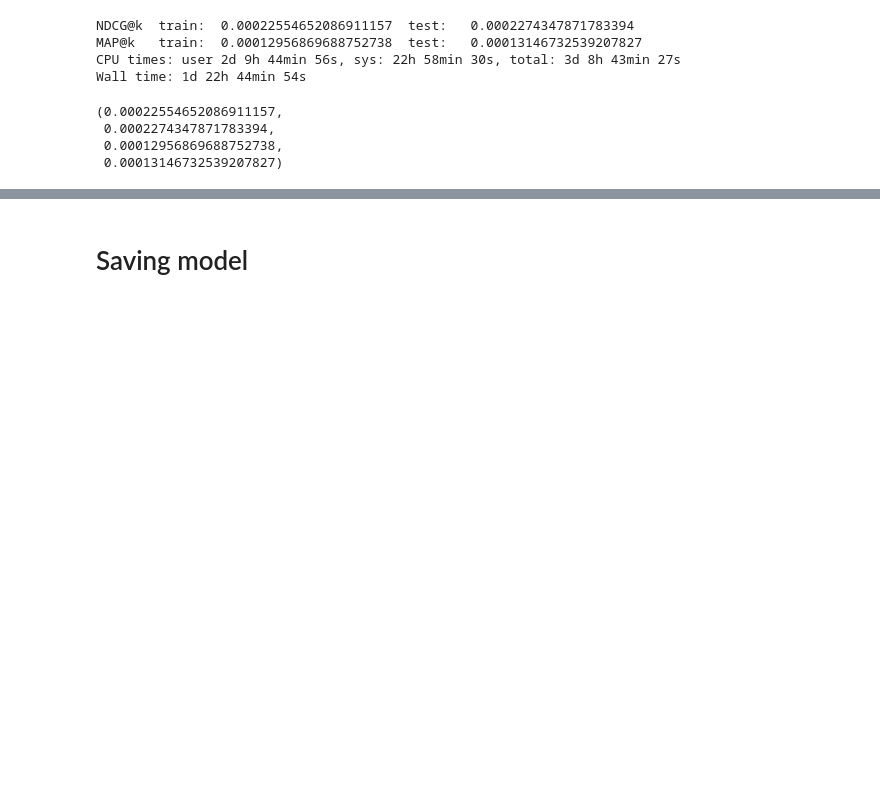
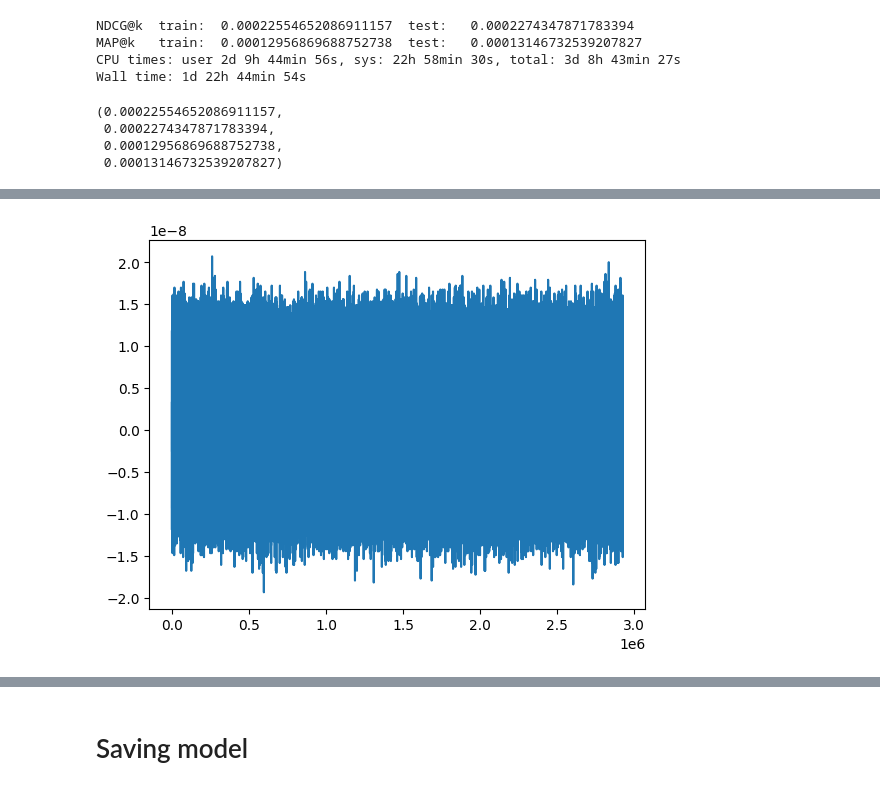
Before and after one commit to Fedorov-Nikita/Board-Games, a Jupyter notebook: 02_train_LSTM.ipynb, the cells around one changed output, grey strips where cells are left out. Saved outputs shown, nothing was run; the diff lists cells and outputs as text; code cells hidden in the pictures; blank space fills up the shorter version.

Commit message:
[~] upd notebook for train LSTM in Colab

```diff
--- a/02_train_LSTM.ipynb
+++ b/02_train_LSTM.ipynb
@@ -299,7 +322,9 @@ def validate_model(all_ids, model, train_loader, test_loader, k=CFG.K, break_=No
 
 # validate_model(all_ids, model=model, train_loader=train_loader, test_loader=val_loader, k=CFG.K)
 # %%
-def train_model(model, train_loader, val_loader, loss_function, optimizer, epochs=CFG.TRAIN_EPOCHS, validate=False, break_=None):
+def train_model(model, train_loader, val_loader, loss_function, optimizer,
+                epochs=CFG.TRAIN_EPOCHS, validate=False, break_=None,
+                save_models=False, previous_epochs=0):
     """
     Function for training model for recomendation system.
 
@@ -335,7 +360,7 @@ def train_model(model, train_loader, val_loader, loss_function, optimizer, epoch
 
             loss = loss_function(output,
                                  target,
-                                 torch.Tensor([1 for _ in range(len(output))])) # because we use only positive samples
+                                 torch.Tensor([1 for _ in range(len(output))]).to(CFG.DEVICE)) # because we use only positive samples
 
             optimizer.zero_grad()
             loss.backward()
@@ -347,6 +372,9 @@ def train_model(model, train_loader, val_loader, loss_function, optimizer, epoch
 
             if it == break_:
                 break
+
+        if save_models and CFG.GDRIVE and ((epoch+1) % 5 == 0):
+            torch.save(model, CFG.PATH_GDRIVE_MAIN + f'/PyTorch_models/LSTM_v1/model_{previous_epochs+epoch+1}ep.pt')
 
         if ((epoch+1) % 5 == 0) and validate:
             print(f'==========\tEPOCH #{epoch+1}\t==========')
@@ -362,6 +390,6 @@ def train_model(model, train_loader, val_loader, loss_function, optimizer, epoch
     else:
         return train_losses
 # %%
-model = RecSysLSTM(num_items=400000, actual_ids=all_ids)#.to(CFG.DEVICE)
+model = RecSysLSTM(num_items=400000, actual_ids=all_ids).to(CFG.DEVICE)
 criterion = nn.CosineEmbeddingLoss()
 optimizer = torch.optim.Adam(model.parameters(), lr=CFG.LEARNING_RATE)
@@ -379,3 +448,8 @@ Wall time: 22min 25s
+# %%
+# Model class must be defined somewhere
+model = torch.load(CFG.PATH_GDRIVE_MAIN + '/PyTorch_models/LSTM_v1/model_0ep.pt')
+model = model.to(CFG.DEVICE)
+model.eval()
 # %%
 %%time
 validate_model(all_ids, model=model, train_loader=train_loader, test_loader=val_loader, k=CFG.K)
@@ -390,0 +467,10 @@ Wall time: 1d 22h 44min 54s
+# %%
+%%time
+losses_50_200 = train_model(model=model,
+            train_loader=train_loader,
+            val_loader=val_loader,
+            loss_function=criterion,
+            optimizer=optimizer,
+            epochs=150,
+            save_models=True,
+            previous_epochs=50)
@@ -390,0 +480,5 @@ Wall time: 1d 22h 44min 54s
+# %%
+plt.plot(losses_50_200)
+plt.show()
+# %% [output]
+[figure, added]
```
Also changed, not shown: parts of 16 cells of this notebook.
